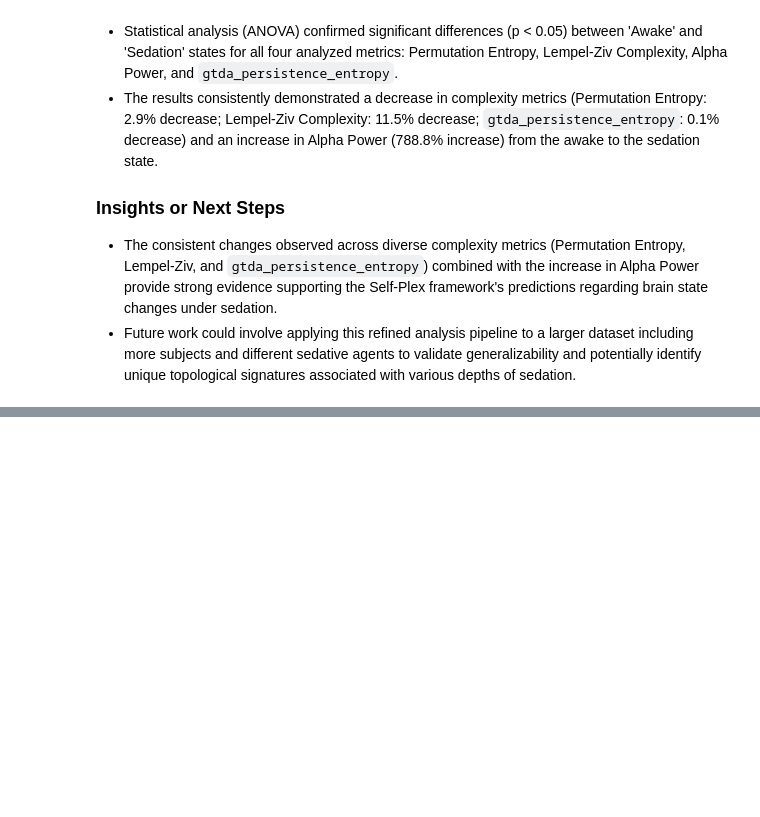
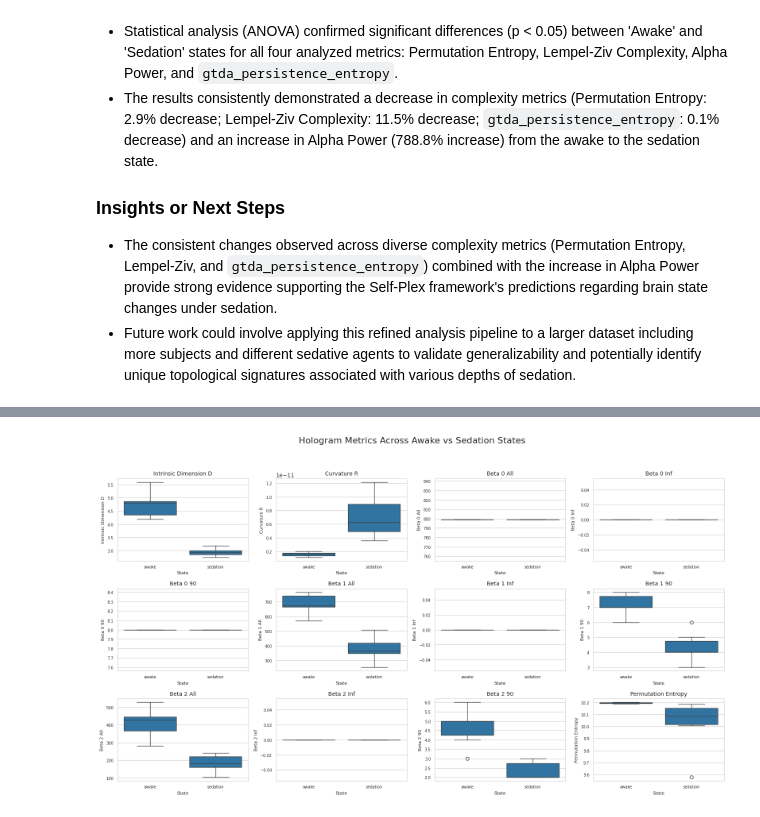
Before and after one commit to bwilkinsondds/MemeTrx, a Jupyter notebook: Untitled4.ipynb, the cells around one changed output, grey strips where cells are left out. Cells and saved outputs as stored; diff of their text form; code cells hidden in the pictures; blank space fills up the shorter version.

```diff
--- a/Untitled4.ipynb
+++ b/Untitled4.ipynb
@@ -5224,0 +11501,93 @@ The observed changes across all metrics align well with the predictions of the S
+# %%
+import matplotlib.pyplot as plt
+import seaborn as sns
+from scipy.stats import f_oneway
+import pandas as pd
+import numpy as np
+
+# Ensure df_hologram_full is loaded if the kernel was reset
+# (assuming it was saved in the previous step)
+if 'df_hologram_full' not in locals():
+    try:
+        df_hologram_full = pd.read_csv('/content/hologram_metrics_full.csv')
+        print("Loaded df_hologram_full from file.")
+    except FileNotFoundError:
+        print("Error: df_hologram_full not found. Please ensure previous steps ran successfully.")
+        # Handle gracefully if no data is present
+        df_hologram_full = pd.DataFrame()
+
+# Set plotting style for better aesthetics
+sns.set_style("whitegrid")
+
+print("\n" + "=" * 60)
+print("STEP 10: Visualizing and Statistically Comparing Hologram Metrics")
+print("=" * 60)
+
+# Define metrics to analyze
+metrics_to_analyze = [
+    'intrinsic_dimension_d', 'curvature_R',
+    'beta_0_all', 'beta_0_inf', 'beta_0_90',
+    'beta_1_all', 'beta_1_inf', 'beta_1_90',
+    'beta_2_all', 'beta_2_inf', 'beta_2_90',
+    'permutation_entropy'
+]
+
+# Ensure there is enough data for both states
+if df_hologram_full.empty or len(df_hologram_full['task_name'].unique()) < 2:
+    print("Skipping visualization and ANOVA: Not enough data or states to compare.")
+else:
+    # 1. Generate Box Plots for all metrics
+    print("\nGenerating box plots...")
+    n_metrics = len(metrics_to_analyze)
+    n_cols = 4  # Maximum columns per row
+    n_rows = (n_metrics + n_cols - 1) // n_cols # Calculate rows needed
+
+    fig, axes = plt.subplots(n_rows, n_cols, figsize=(n_cols * 4, n_rows * 3), dpi=100)
+    axes = axes.flatten()
+
+    for i, metric in enumerate(metrics_to_analyze):
+        ax = axes[i]
+        sns.boxplot(x='task_name', y=metric, data=df_hologram_full, ax=ax)
+        ax.set_title(metric.replace('_', ' ').title(), fontsize=10)
+        ax.set_xlabel('State', fontsize=8)
+        ax.set_ylabel(metric.replace('_', ' ').title(), fontsize=8)
+        ax.tick_params(labelsize=7)
+
+    # Hide any unused subplots
+    for j in range(i + 1, len(axes)):
+        fig.delaxes(axes[j])
+
+    plt.suptitle('Hologram Metrics Across Awake vs Sedation States', fontsize=16, y=1.02)
+    plt.tight_layout(rect=[0, 0, 1, 0.98]) # Adjust layout to make space for suptitle
+    plt.savefig('hologram_metrics_boxplots.png')
+    plt.show()
+    print("\u2713 Saved: hologram_metrics_boxplots.png")
+
+    # 2. Perform ANOVA tests for each metric
+    print("\n" + "=" * 60)
+    print("Statistical Comparisons (ANOVA)")
+    print("=" * 60)
+
+    for metric in metrics_to_analyze:
+        awake_vals = df_hologram_full[df_hologram_full['task_name'] == 'awake'][metric].dropna()
+        sedation_vals = df_hologram_full[df_hologram_full['task_name'] == 'sedation'][metric].dropna()
+
+        # Check if either array is constant (or has insufficient unique values for ANOVA)
+        is_awake_constant = len(awake_vals.unique()) <= 1
+        is_sedation_constant = len(sedation_vals.unique()) <= 1
+
+        if len(awake_vals) > 1 and len(sedation_vals) > 1 and not (is_awake_constant and is_sedation_constant):
+            f_stat, p_val = f_oneway(awake_vals, sedation_vals)
+            print(f"{metric:25s}: F={f_stat:8.4f}, p={p_val:.4f}")
+        elif is_awake_constant and is_sedation_constant:
+            print(f"{metric:25s}: Skipped ANOVA - values are constant across both states.")
+        else:
+            print(f"Not enough data points for ANOVA for metric: {metric}")
+
+    # 3. Summary of findings (moved to markdown_block after this code cell)
+
+    print("\n" + "=" * 60)
+    print("Analysis Complete for Visualization and Statistics.")
+    print("Download 'hologram_metrics_boxplots.png' for plots.")
+    print("=" * 60)
+# %% [output]
@@ -5224,0 +11599 @@ The observed changes across all metrics align well with the predictions of the S
+[figure, added]
```
Also changed, not shown: parts of 72 cells of this notebook.
